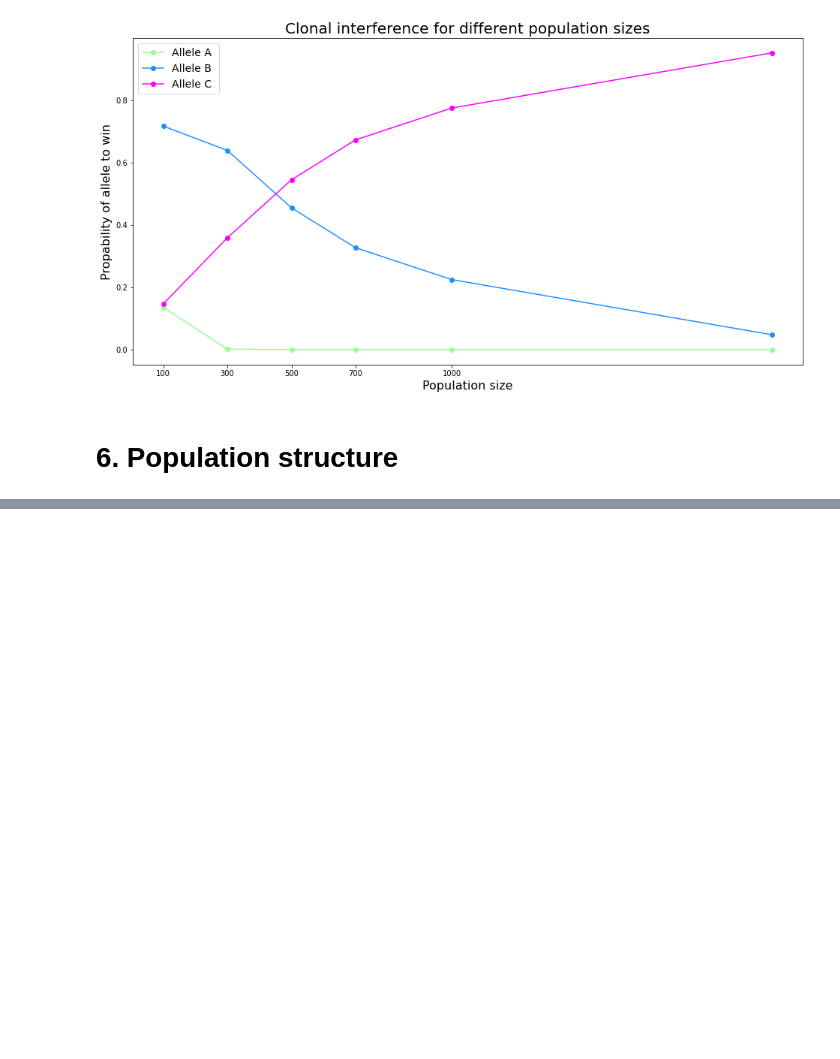
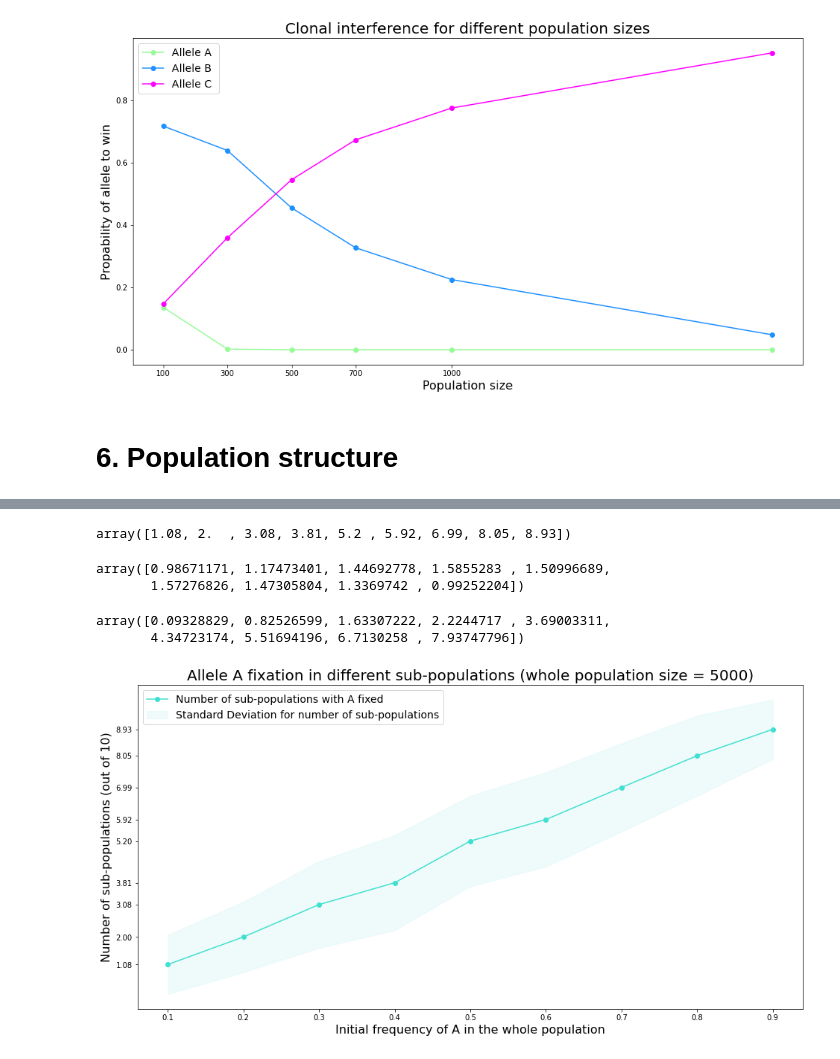
Before and after one commit to kgaydukova/PopulationGeneticsProject, a Jupyter notebook: GPOP_Project_GAYDUKOVA.ipynb, the cells around one changed output, grey strips where cells are left out. Cells and saved outputs as stored; diff of their text form; code cells hidden in the pictures; blank space fills up the shorter version.

```diff
--- a/GPOP_Project_GAYDUKOVA.ipynb
+++ b/GPOP_Project_GAYDUKOVA.ipynb
@@ -1010,0 +1167,14 @@ populations[-1]
+# %%
+mean_a_fix_5000 = []
+std_a_fix_5000 = []
+
+for p in A_freq_initial:
+    a_fix_prob = np.zeros(100)
+    for i in range(100):
+        populations, A_freq_split, B_freq_split, a_fix_prob[i] , t_fix = sub_population_simulation_who_fix(5000, p)
+    mean = np.mean(a_fix_prob)
+    std = np.std(a_fix_prob)
+    mean_a_fix_5000.append(mean)
+    std_a_fix_5000.append(std)
+    print (f'For p (initial frequency of A) = {p}:\n')
+    print (f'Allele A will fixe in {round(mean * 10, 2)} +- {round(std * 10, 2) } sub-populations \n')
@@ -1010,0 +1199,35 @@ populations[-1]
+# %%
+np_mean_a_fix_5000 = np.array(mean_a_fix_5000)
+np_std_a_fix_5000 = np.array(std_a_fix_5000)
+# %%
+np_mean_a_fix_5000 *= 10
+# %%
+np_std_a_fix_5000 *= 10
+# %%
+np_mean_a_fix_5000
+# %% [output]
+array([1.08, 2.  , 3.08, 3.81, 5.2 , 5.92, 6.99, 8.05, 8.93])
+# %%
+np_std_a_fix_5000
+# %% [output]
+array([0.98671171, 1.17473401, 1.44692778, 1.5855283 , 1.50996689,
+       1.57276826, 1.47305804, 1.3369742 , 0.99252204])
+# %%
+np_mean_a_fix_5000 - np_std_a_fix_5000
+# %% [output]
+array([0.09328829, 0.82526599, 1.63307222, 2.2244717 , 3.69003311,
+       4.34723174, 5.51694196, 6.7130258 , 7.93747796])
+# %%
+plt.figure(figsize=(16, 8))
+plt.plot(A_freq_initial, np_mean_a_fix_5000 , label='Number of sub-populations with A fixed', linestyle='-', marker = 'o', color='turquoise')
+# Plot an area around the mean using fill_between to represent the standard deviation
+plt.fill_between(A_freq_initial, np_mean_a_fix_5000 - np_std_a_fix_5000, np_mean_a_fix_5000 + np_std_a_fix_5000, alpha=0.2, color='paleturquoise',  label='Standard Deviation for number of sub-populations')
+plt.title ('Allele A fixation in different sub-populations (whole population size = 5000)', fontsize=20)
+plt.xlabel('Initial frequency of A in the whole population', fontsize=16)
+plt.xticks(A_freq_initial)
+plt.yticks(np_mean_a_fix_5000)
+plt.ylabel('Number of sub-populations (out of 10)', fontsize=16)
+plt.legend(loc='upper left', fontsize=14)
+plt.show()
+# %% [output]
+[figure, added]
```
Also changed, not shown: parts of 36 cells of this notebook.
